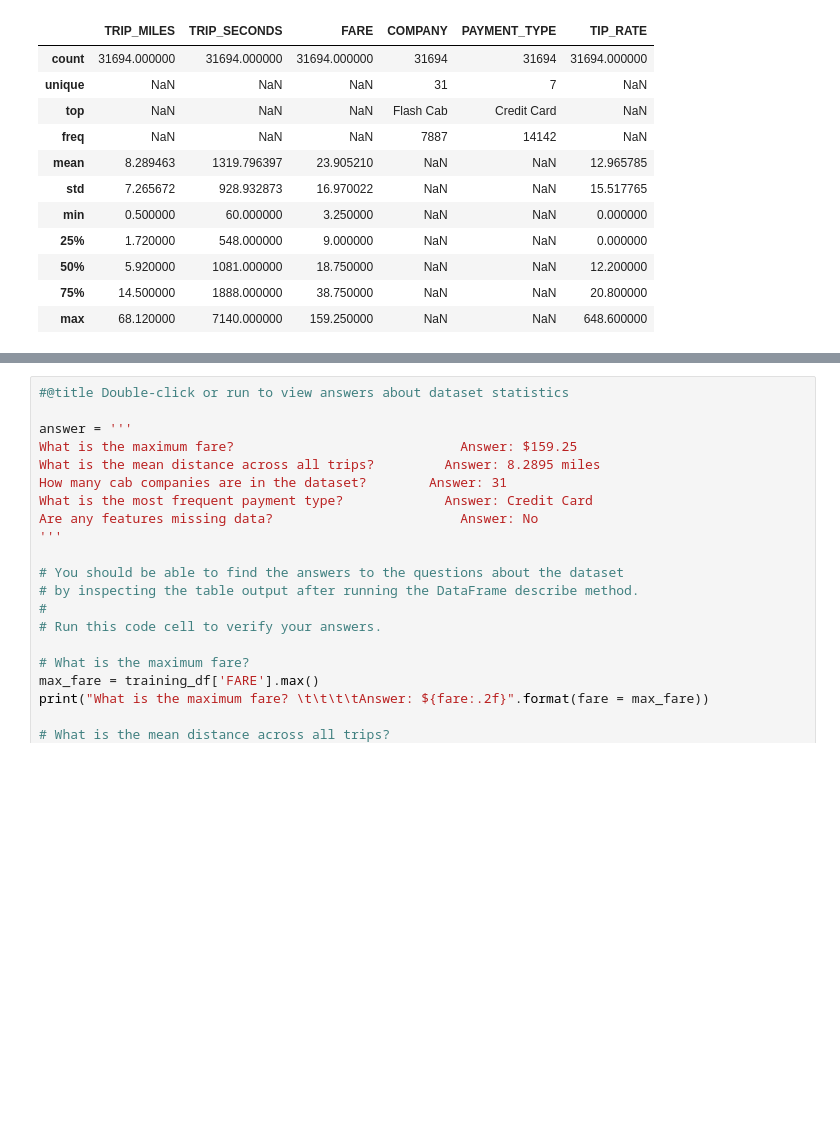
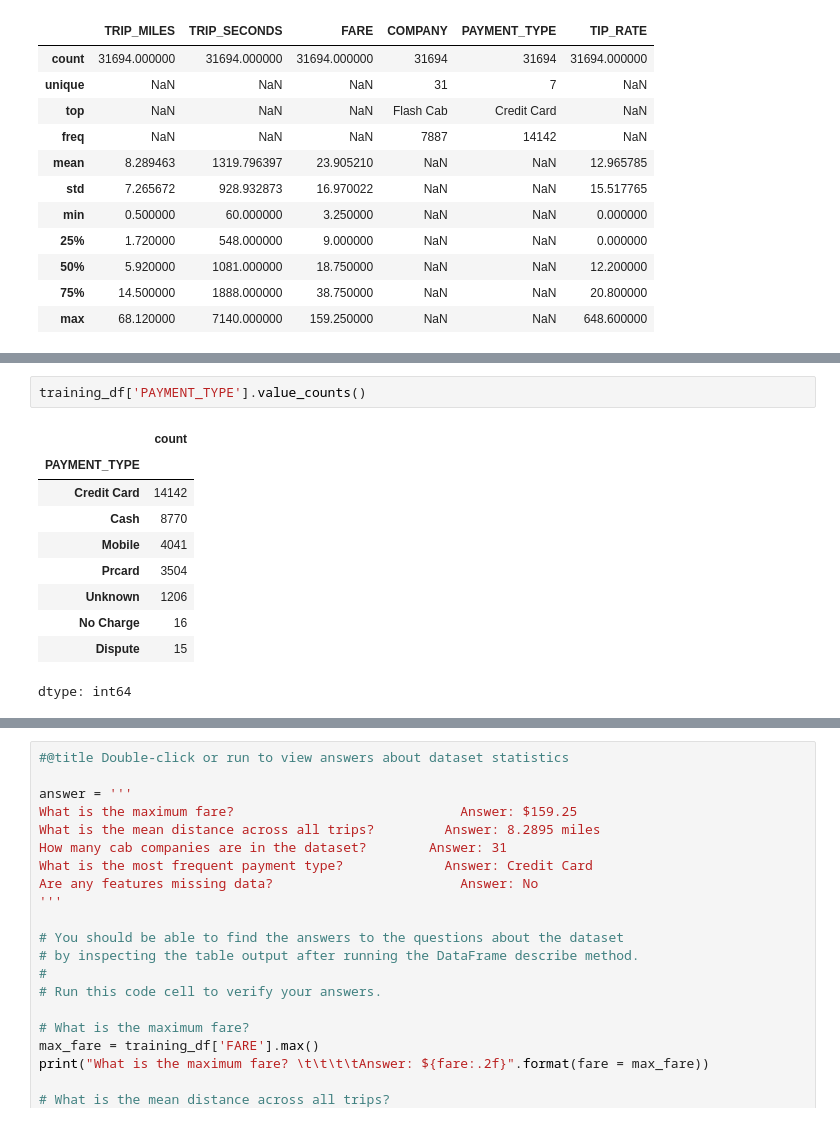
Before and after one commit to srikalyan-yenumula/python, a Jupyter notebook: ml/cc/exercises/linear_regression_taxi.ipynb, the cells around one changed output, grey strips where cells are left out. Cells and saved outputs as stored; diff of their text form; blank space fills up the shorter version.

```diff
--- a/ml/cc/exercises/linear_regression_taxi.ipynb
+++ b/ml/cc/exercises/linear_regression_taxi.ipynb
@@ -262,0 +309,13 @@ Total number of rows: 31694
+# %%
+training_df['PAYMENT_TYPE'].value_counts()
+# %% [output]
+|  | count |
+| PAYMENT_TYPE |  |
+| Credit Card | 14142 |
+| Cash | 8770 |
+| Mobile | 4041 |
+| Prcard | 3504 |
+| Unknown | 1206 |
+| No Charge | 16 |
+| Dispute | 15 |
+dtype: int64
```
Also changed, not shown: parts of 13 cells of this notebook.
